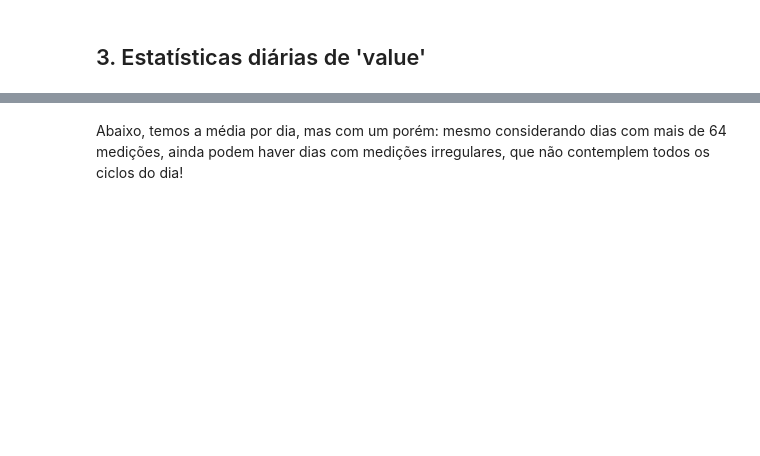
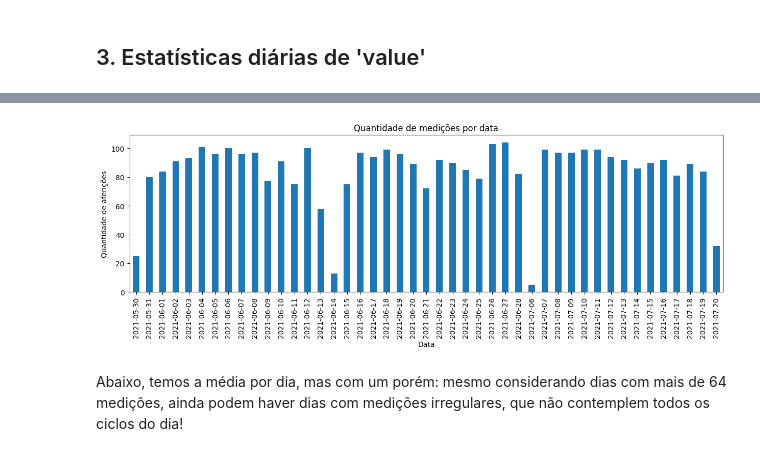
Before and after one commit to teco-insights/continuous-glucose-monitoring, a Jupyter notebook: continuous_glucose_monitoring.ipynb, the cells around one changed output, grey strips where cells are left out. Cells and saved outputs as stored; diff of their text form; code cells hidden in the pictures; blank space fills up the shorter version.

```diff
--- a/continuous_glucose_monitoring.ipynb
+++ b/continuous_glucose_monitoring.ipynb
@@ -247,3 +377,13 @@ plt.show()
+# %%
+df_raw['date_str'] = df_raw['date'].dt.strftime('%Y-%m-%d')  # ou '%d/%m/%Y' se preferir
+df_raw.groupby('date_str').size().plot(
+    kind='bar', figsize=(15, 4), title='Quantidade de medições por data'
+)
+plt.ylabel('Quantidade de aferições')
+plt.xlabel('Data')
+plt.show()
+# %% [output]
+[figure, added]
 # %% [markdown]
 Abaixo, temos a média por dia, mas com um porém: mesmo considerando dias com mais de 64 medições, ainda podem haver dias com medições irregulares, que não contemplem todos os ciclos do dia!
 # %%
```
Also changed, not shown: parts of 15 cells of this notebook.
